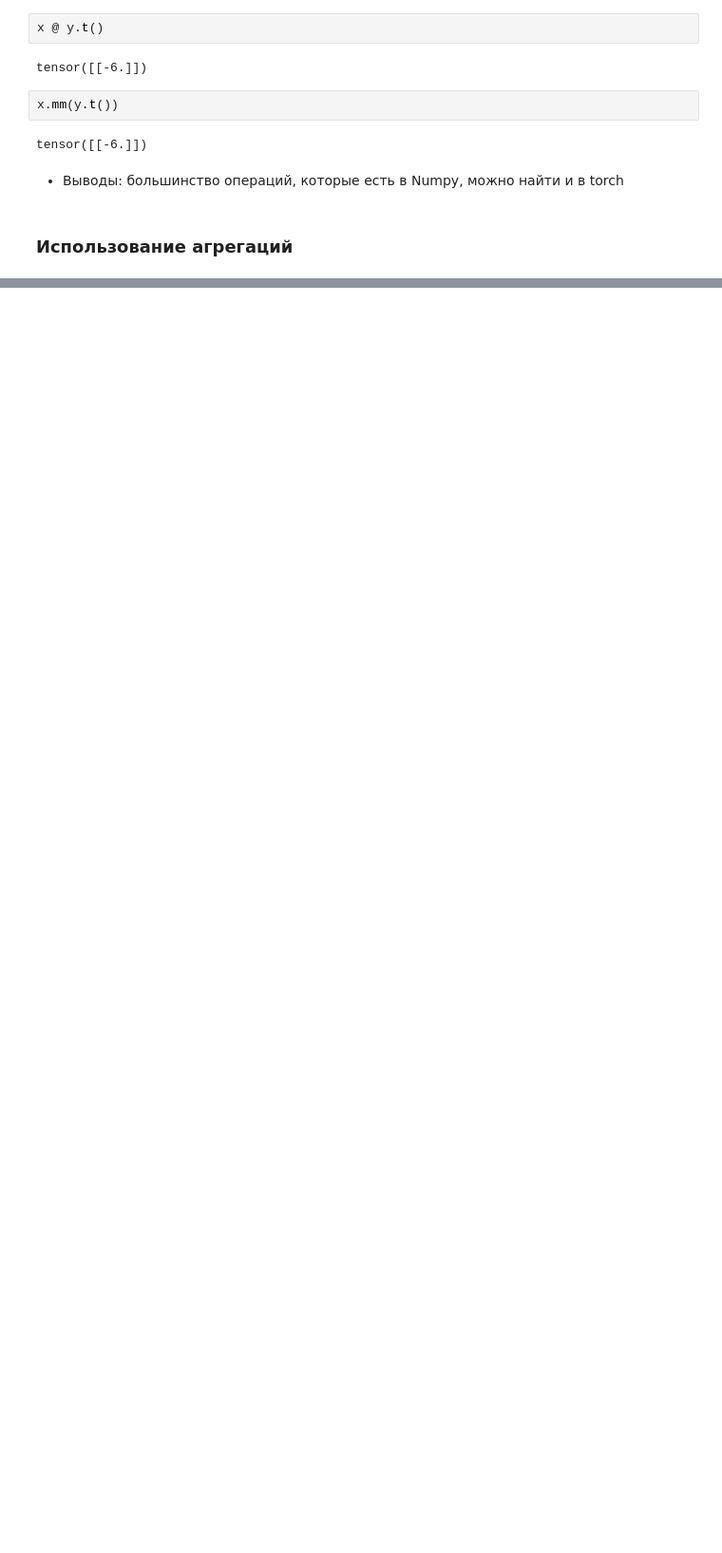
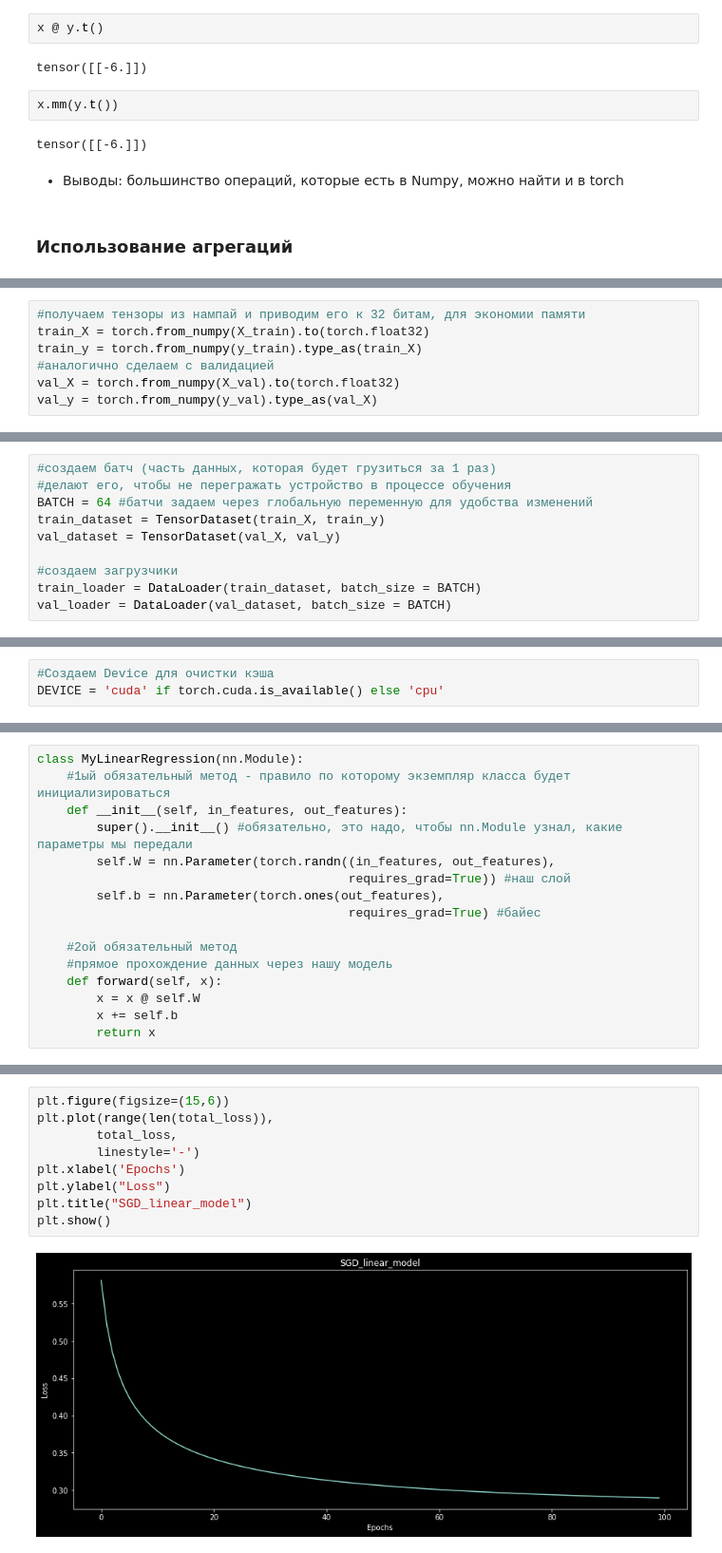
Before and after one commit to TaliyIvanov/MPTI-Deep_Lerning, a Jupyter notebook: 19.0 ДЗ. Введение в Нейронные сети/Введение в PyTorch Deep Learning (дополнительная практика вне курса).ipynb, the cells around one changed output, grey strips where cells are left out. Shown at 95% size. Cells and saved outputs as stored; diff of their text form; blank space fills up the shorter version.

```diff
--- a/19.0 ДЗ. Введение в Нейронные сети/Введение в PyTorch Deep Learning (дополнительная практика вне курса).ipynb
+++ b/19.0 ДЗ. Введение в Нейронные сети/Введение в PyTorch Deep Learning (дополнительная практика вне курса).ipynb
@@ -384,0 +746,7 @@ tensor([[-6.]])
+# %%
+#получаем тензоры из нампай и приводим его к 32 битам, для экономии памяти
+train_X = torch.from_numpy(X_train).to(torch.float32)
+train_y = torch.from_numpy(y_train).type_as(train_X)
+#аналогично сделаем с валидацией
+val_X = torch.from_numpy(X_val).to(torch.float32)
+val_y = torch.from_numpy(y_val).type_as(val_X)
@@ -384,0 +765,10 @@ tensor([[-6.]])
+# %%
+#создаем батч (часть данных, которая будет грузиться за 1 раз)
+#делают его, чтобы не перегражать устройство в процессе обучения
+BATCH = 64 #батчи задаем через глобальную переменную для удобства изменений
+train_dataset = TensorDataset(train_X, train_y)
+val_dataset = TensorDataset(val_X, val_y)
+
+#создаем загрузчики
+train_loader = DataLoader(train_dataset, batch_size = BATCH)
+val_loader = DataLoader(val_dataset, batch_size = BATCH)
@@ -384,0 +796,3 @@ tensor([[-6.]])
+# %%
+#Создаем Device для очистки кэша
+DEVICE = 'cuda' if torch.cuda.is_available() else 'cpu'
@@ -384,0 +816,16 @@ tensor([[-6.]])
+# %%
+class MyLinearRegression(nn.Module):
+    #1ый обязательный метод - правило по которому экземпляр класса будет инициализироваться
+    def __init__(self, in_features, out_features):
+        super().__init__() #обязательно, это надо, чтобы nn.Module узнал, какие параметры мы передали
+        self.W = nn.Parameter(torch.randn((in_features, out_features),
+                                          requires_grad=True)) #наш слой
+        self.b = nn.Parameter(torch.ones(out_features),
+                                          requires_grad=True) #байес
+
+    #2ой обязательный метод
+    #прямое прохождение данных через нашу модель
+    def forward(self, x):
+        x = x @ self.W
+        x += self.b
+        return x
@@ -384,0 +897,11 @@ tensor([[-6.]])
+# %%
+plt.figure(figsize=(15,6))
+plt.plot(range(len(total_loss)),
+        total_loss,
+        linestyle='-')
+plt.xlabel('Epochs')
+plt.ylabel("Loss")
+plt.title("SGD_linear_model")
+plt.show()
+# %% [output]
+[figure, added]
```
Also changed, not shown: parts of 85 cells of this notebook.
